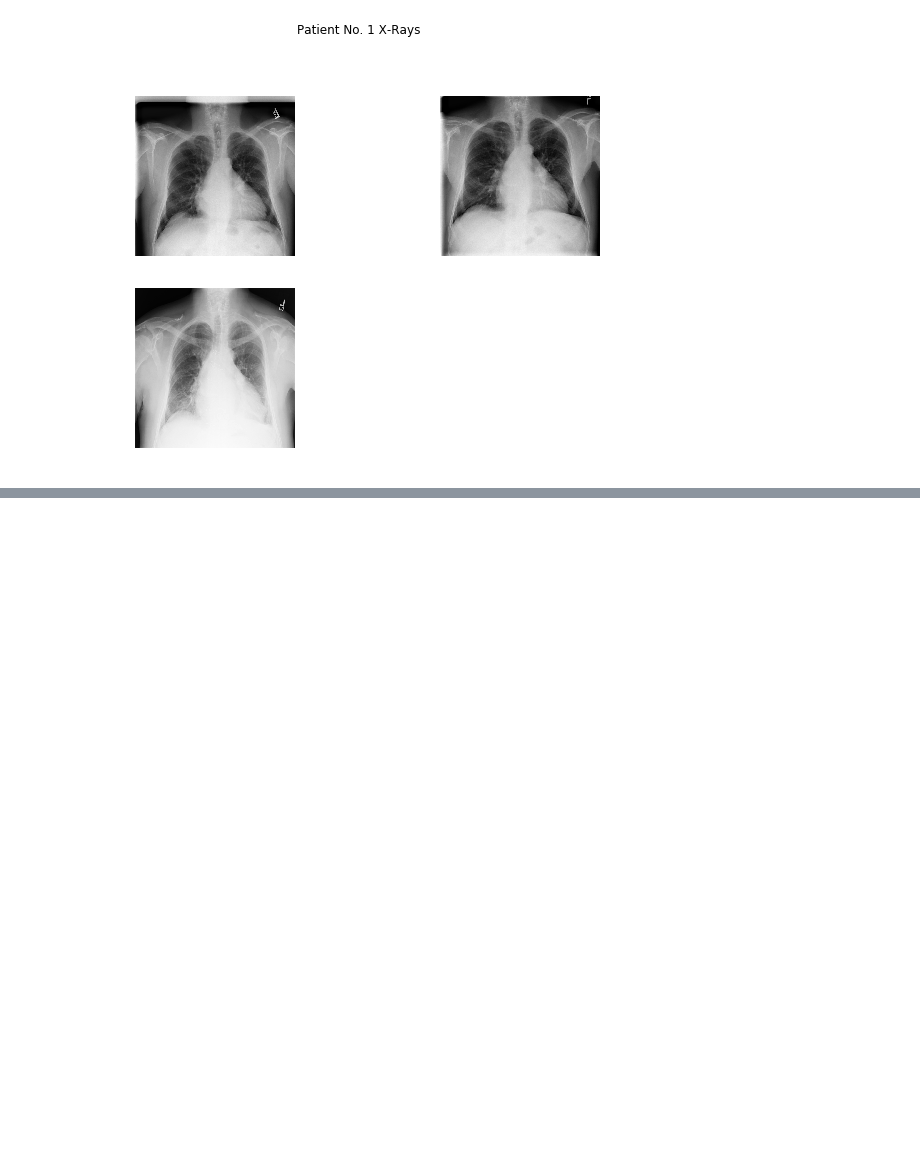
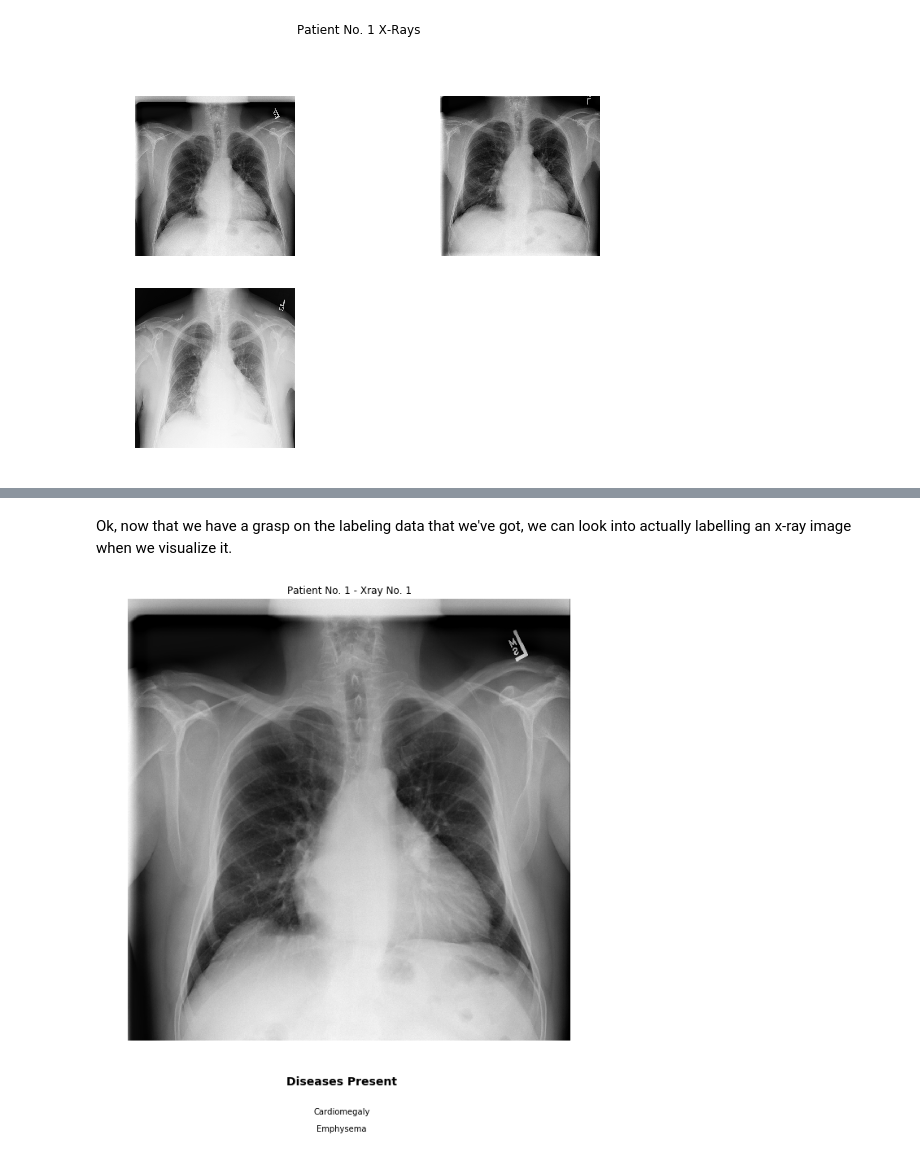
Before and after one commit to mickey-is-codin/data-science, a Jupyter notebook: DeepLearning/MedicalImaging/NIHChest/EDA.ipynb, the cells around one changed output, grey strips where cells are left out. Saved outputs shown, nothing was run; the diff lists cells and outputs as text; code cells hidden in the pictures; blank space fills up the shorter version.

```diff
--- a/DeepLearning/MedicalImaging/NIHChest/EDA.ipynb
+++ b/DeepLearning/MedicalImaging/NIHChest/EDA.ipynb
@@ -177,0 +260,48 @@ def show_xray_labeled():
+# %% [markdown]
+<p>Ok, now that we have a grasp on the labeling data that we've got, we can look into actually labelling an x-ray image when we visualize it.</p>
+# %%
+def get_xray_labels(label_df, patient_no, xray_no):
+
+    patient_no_pad = "{:08d}".format(patient_no)
+    xray_no_pad = "{:03d}".format(xray_no)
+    full_xray_id = patient_no_pad + '_' + xray_no_pad + '.png'
+
+    xray_row = label_df[label_df['img_ix'] == full_xray_id]
+
+    labels = str(xray_row['labels']).split()[1]
+
+    disease_list = labels.split('|')
+
+    return disease_list
+# %%
+def show_labeled_xray(patient_no, xray_no, label_df):
+
+    patient_no_pad = "{:08d}".format(patient_no)
+    xray_no_pad = "{:03d}".format(xray_no)
+
+    patient_string = patient_no_pad + '_' + xray_no_pad + '.png'
+    image_path = 'data/images/' + patient_string
+
+    xray_image = PIL.Image.open(image_path)
+
+    fig = plt.figure(figsize=(10,10))
+
+    plt.imshow(xray_image, cmap='gray')
+    plt.axis('off')
+    plt.title('Patient No. {} - Xray No. {}'.format(patient_no, xray_no))
+
+    disease_list = get_xray_labels(
+        label_df=label_df,
+        patient_no=patient_no,
+        xray_no=xray_no
+    )
+
+    fig.text(0.5,0.05, 'Diseases Present', ha='center', fontsize=14, fontweight='bold')
+    for ix, disease in enumerate(disease_list):
+        fig.text(0.5,-0.03*(ix), disease, ha='center')
+
+    plt.show()
+# %%
+show_labeled_xray(1, 1, label_df)
+# %% [output]
+[figure, added]
```
Also changed, not shown: parts of 7 cells of this notebook.
